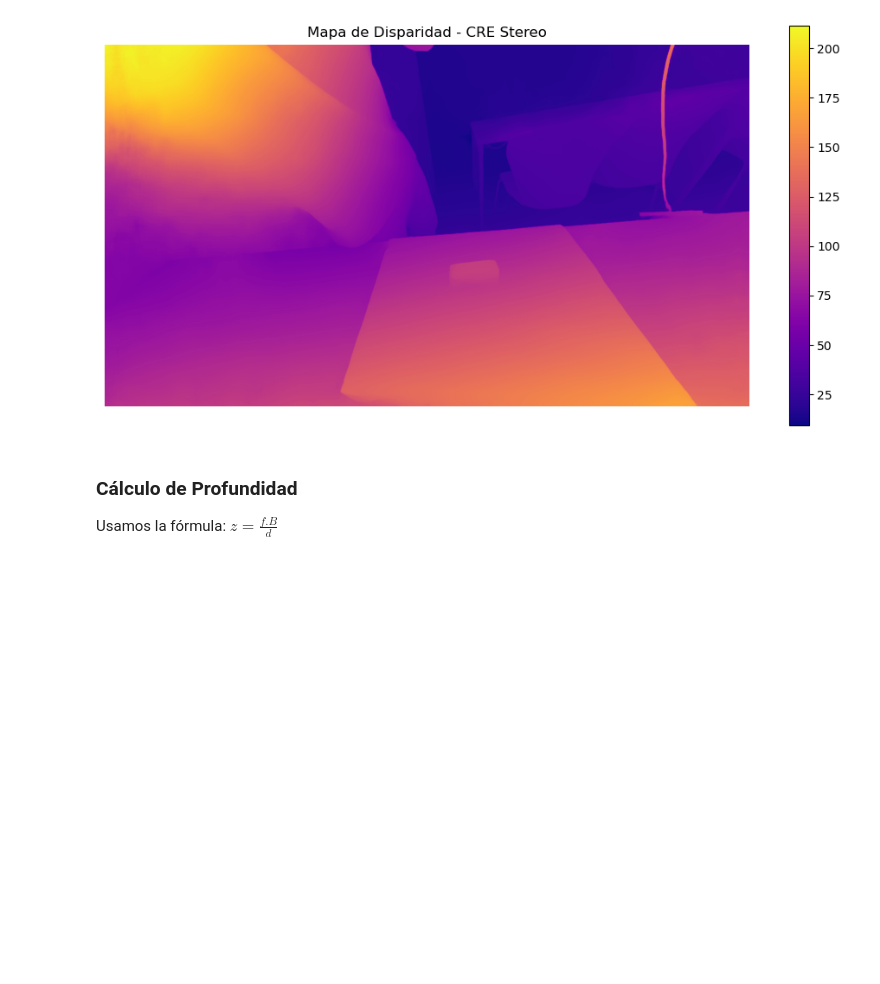
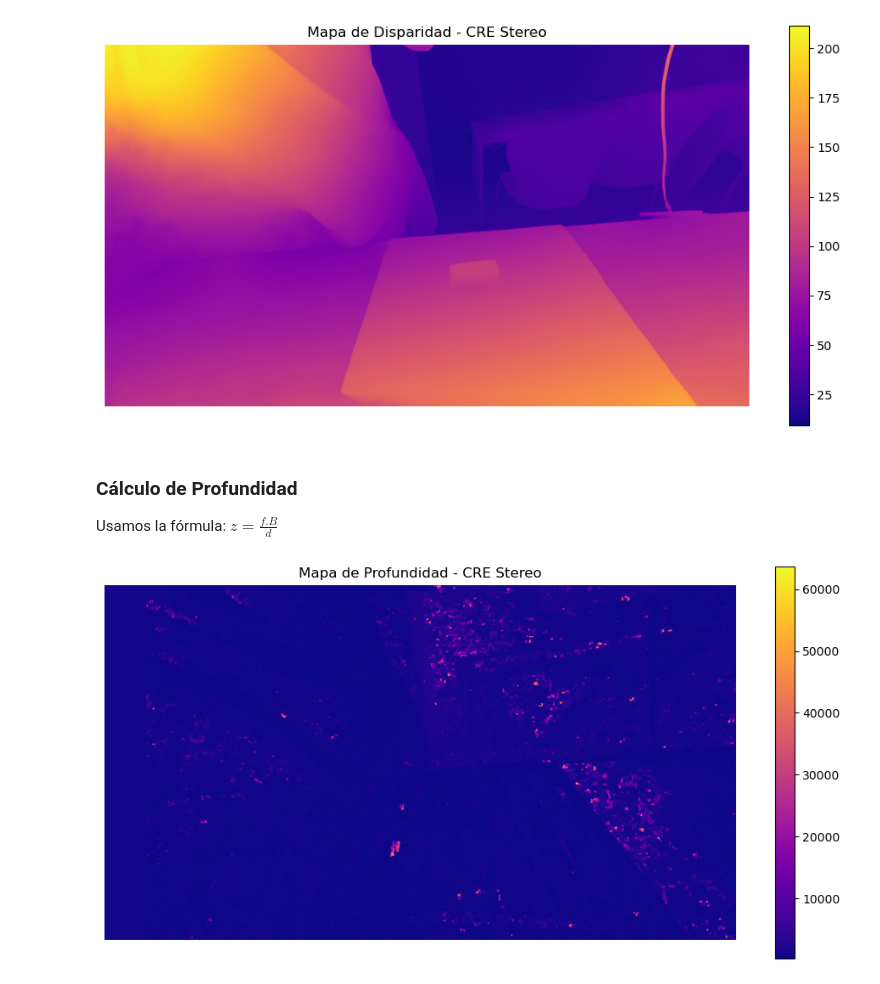
Before and after one commit to timomenceyra/TP2_Reconstruccion3D, a Jupyter notebook: tp2_reconstruccion_3d/nuevo/tp2_2.ipynb, the cells around one changed output. Saved outputs shown, nothing was run; the diff lists cells and outputs as text; code cells hidden in the pictures; blank space fills up the shorter version.

Commit message:
profundidad con sgbm

```diff
--- a/tp2_reconstruccion_3d/nuevo/tp2_2.ipynb
+++ b/tp2_reconstruccion_3d/nuevo/tp2_2.ipynb
@@ -142,13 +142,13 @@ stereo_sgbm.setDisp12MaxDiff(1)
 stereo_sgbm.setPreFilterCap(63)
 
 # Cálculo del mapa de disparidad
-disparity_map_bm = stereo_sgbm.compute(
+disparity_map_sgbm = stereo_sgbm.compute(
     rectL_gray,
     rectR_gray
 ).astype(np.float32) / 16.0
 
 plt.figure(figsize=(12, 6))
-plt.imshow(disparity_map_bm, cmap='plasma')
+plt.imshow(disparity_map_sgbm, cmap='plasma')
 plt.colorbar()
 plt.title('Mapa de Disparidad - Semi-Global Block Matching')
 plt.axis('off')
@@ -216,3 +216,19 @@ models/crestereo_combined_iter5_720x1280.onnx
 
 Usamos la fórmula:
 $ z = \frac{f . B}{d} $
+# %%
+# disparity_map_cs_px = disparity_map_cs.disparity_pixels
+
+f = calib['left_K'][0][0]  # Focal en píxeles
+B = baseline
+
+depth_map_sgbm = compute_depth(disparity_map_sgbm, f, B)
+
+plt.figure(figsize=(12, 6))
+plt.imshow(depth_map_sgbm, cmap='plasma')
+plt.colorbar()
+plt.title('Mapa de Profundidad - CRE Stereo')
+plt.axis('off')
+plt.show()
+# %% [output]
+[figure, added]
```
Also changed, not shown: parts of 2 cells of this notebook, 1 other file.
